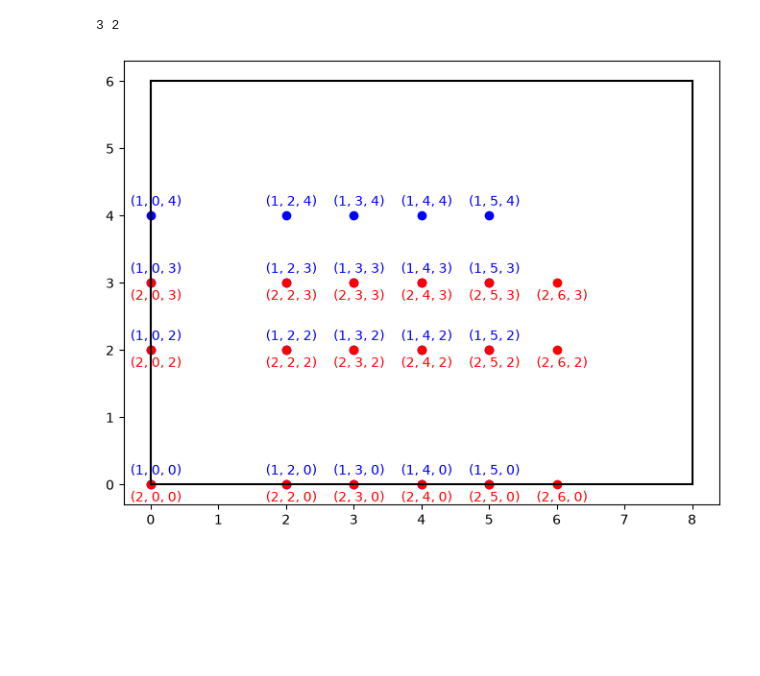
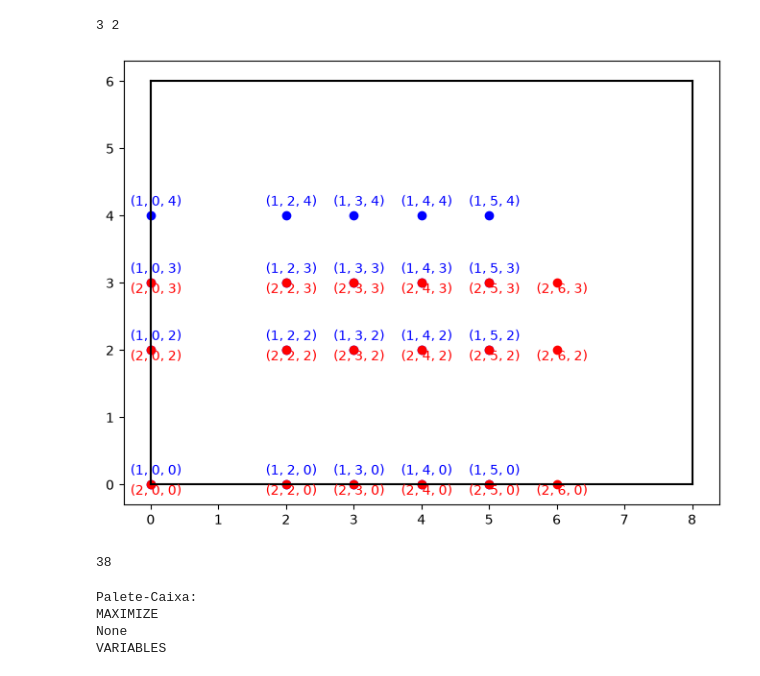
Before and after one commit to fsilva45-sketch/palete_caixa, a Jupyter notebook: palete_caixa_aula.ipynb, the cells around one changed output. Saved outputs shown, nothing was run; the diff lists cells and outputs as text; code cells hidden in the pictures; blank space fills up the shorter version.

```diff
--- a/palete_caixa_aula.ipynb
+++ b/palete_caixa_aula.ipynb
@@ -192,20 +192,33 @@ print(ls[i-1], ws[i-1])
 # %%
 lista_variaveis=[]
 plotar_palete (L, W)
 for (p, q), i in product (lista_rs, [1, 2]):
     # print (i, p, q)
     # i=1 (caixa deitada)
     # i=2 (caixa em pé)
     if p + ls[i-1] <= L and q + ws[i-1] <= W: #checa se cabe no palete
         lista_variaveis.append ((i, p, q))
 
         if indice == 0:
             cor = "blue" if i == 1 else "red"
             plt.scatter (x =p, y = q, color = cor) #plota o bottom-left
 
             if i == 1:
                 plt.text(x = p - 0.3, y = q + 0.15, s=f"({i}, {p}, {q})", color = cor, fontsize=10)
             else:
-                plt.text (x = p - 0.3, y = q - 0.25, s=f"({i}, {p}, {q})", color=cor, fontsize=10)
+                plt.text (x = p - 0.3, y = q - 0.15, s=f"({i}, {p}, {q})", color=cor, fontsize=10)
 # %% [output]
-[figure, old version]
+[figure, new version]
+# %%
+print(len(lista_variaveis))
+# %% [output]
+38
+# %%
+prob = plp.LpProblem (name = "Palete-Caixa",
+                      sense = plp.LpMaximize)
+display (prob)
+# %% [output]
+Palete-Caixa:
+MAXIMIZE
+None
+VARIABLES
```
Also changed, not shown: parts of 2 cells of this notebook.
